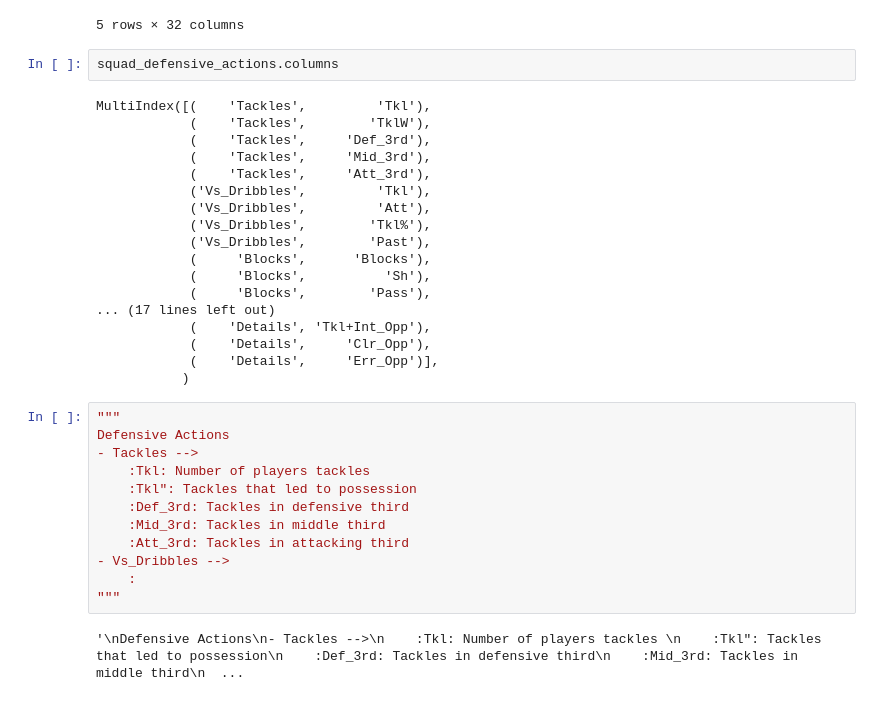
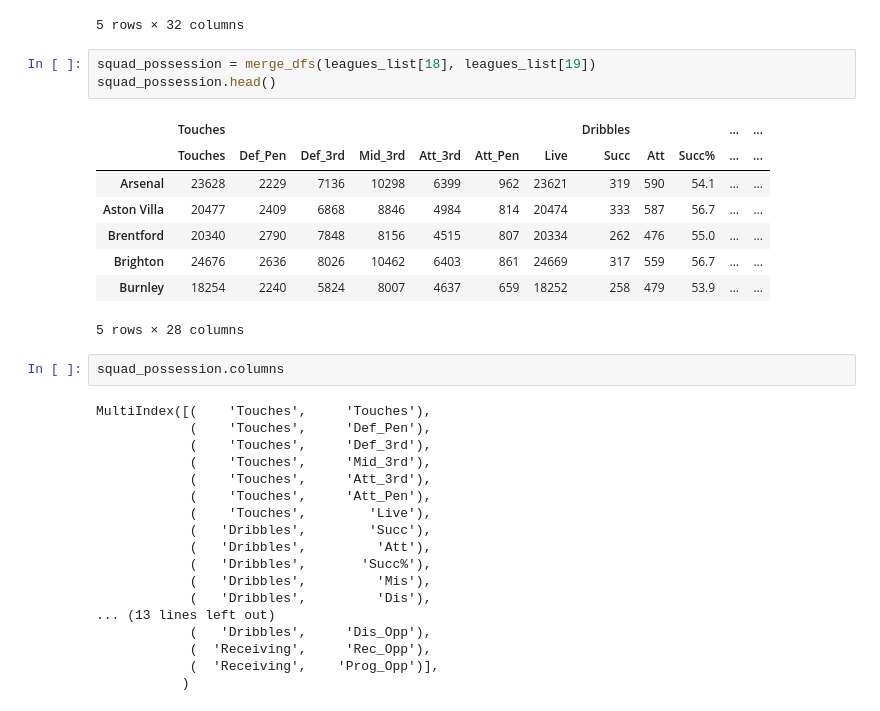
Before and after one commit to p13kara33/FootballData, a Jupyter notebook: footballdata/test_fbref.ipynb, the cells around one changed output. Saved outputs shown, nothing was run; the diff lists cells and outputs as text.

Commit message:
FS-9 Adding Possession data to dict

```diff
--- a/footballdata/test_fbref.ipynb
+++ b/footballdata/test_fbref.ipynb
@@ -83,37 +83,35 @@ squad_defensive_actions.head()
 | Brighton | 668 | 403 | 306 | 257 | 105 | 243 | 563 | 43.2 | 320 | 480 | ... | ... |
 | Burnley | 590 | 324 | 273 | 235 | 82 | 250 | 534 | 46.8 | 284 | 509 | ... | ... |
 5 rows × 32 columns
+# %%
+squad_possession = merge_dfs(leagues_list[18], leagues_list[19])
+squad_possession.head()
+# %% [output]
+|  | Touches |  |  |  |  |  |  | Dribbles |  |  | ... | ... |
+|  | Touches | Def_Pen | Def_3rd | Mid_3rd | Att_3rd | Att_Pen | Live | Succ | Att | Succ% | ... | ... |
+| Arsenal | 23628 | 2229 | 7136 | 10298 | 6399 | 962 | 23621 | 319 | 590 | 54.1 | ... | ... |
+| Aston Villa | 20477 | 2409 | 6868 | 8846 | 4984 | 814 | 20474 | 333 | 587 | 56.7 | ... | ... |
+| Brentford | 20340 | 2790 | 7848 | 8156 | 4515 | 807 | 20334 | 262 | 476 | 55.0 | ... | ... |
+| Brighton | 24676 | 2636 | 8026 | 10462 | 6403 | 861 | 24669 | 317 | 559 | 56.7 | ... | ... |
+| Burnley | 18254 | 2240 | 5824 | 8007 | 4637 | 659 | 18252 | 258 | 479 | 53.9 | ... | ... |
+5 rows × 28 columns
 # %%
-squad_defensive_actions.columns
+squad_possession.columns
 # %% [output]
-MultiIndex([(    'Tackles',         'Tkl'),
-            (    'Tackles',        'TklW'),
-            (    'Tackles',     'Def_3rd'),
-            (    'Tackles',     'Mid_3rd'),
-            (    'Tackles',     'Att_3rd'),
-            ('Vs_Dribbles',         'Tkl'),
-            ('Vs_Dribbles',         'Att'),
-            ('Vs_Dribbles',        'Tkl%'),
-            ('Vs_Dribbles',        'Past'),
-            (     'Blocks',      'Blocks'),
-            (     'Blocks',          'Sh'),
-            (     'Blocks',        'Pass'),
-... (17 lines left out)
-            (    'Details', 'Tkl+Int_Opp'),
-            (    'Details',     'Clr_Opp'),
-            (    'Details',     'Err_Opp')],
+MultiIndex([(    'Touches',     'Touches'),
+            (    'Touches',     'Def_Pen'),
+            (    'Touches',     'Def_3rd'),
+            (    'Touches',     'Mid_3rd'),
+            (    'Touches',     'Att_3rd'),
+            (    'Touches',     'Att_Pen'),
+            (    'Touches',        'Live'),
+            (   'Dribbles',        'Succ'),
+            (   'Dribbles',         'Att'),
+            (   'Dribbles',       'Succ%'),
+            (   'Dribbles',         'Mis'),
+            (   'Dribbles',         'Dis'),
+... (13 lines left out)
+            (   'Dribbles',     'Dis_Opp'),
+            (  'Receiving',     'Rec_Opp'),
+            (  'Receiving',    'Prog_Opp')],
            )
-# %%
-"""
-Defensive Actions
-- Tackles -->
-    :Tkl: Number of players tackles
-    :Tkl": Tackles that led to possession
-    :Def_3rd: Tackles in defensive third
-    :Mid_3rd: Tackles in middle third
-    :Att_3rd: Tackles in attacking third
-- Vs_Dribbles -->
-    :
-"""
-# %% [output]
-'\nDefensive Actions\n- Tackles -->\n    :Tkl: Number of players tackles \n    :Tkl": Tackles that led to possession\n    :Def_3rd: Tackles in defensive third\n    :Mid_3rd: Tackles in middle third\n  ...
```
Also changed, not shown: parts of 1 cell of this notebook, 1 other file.
